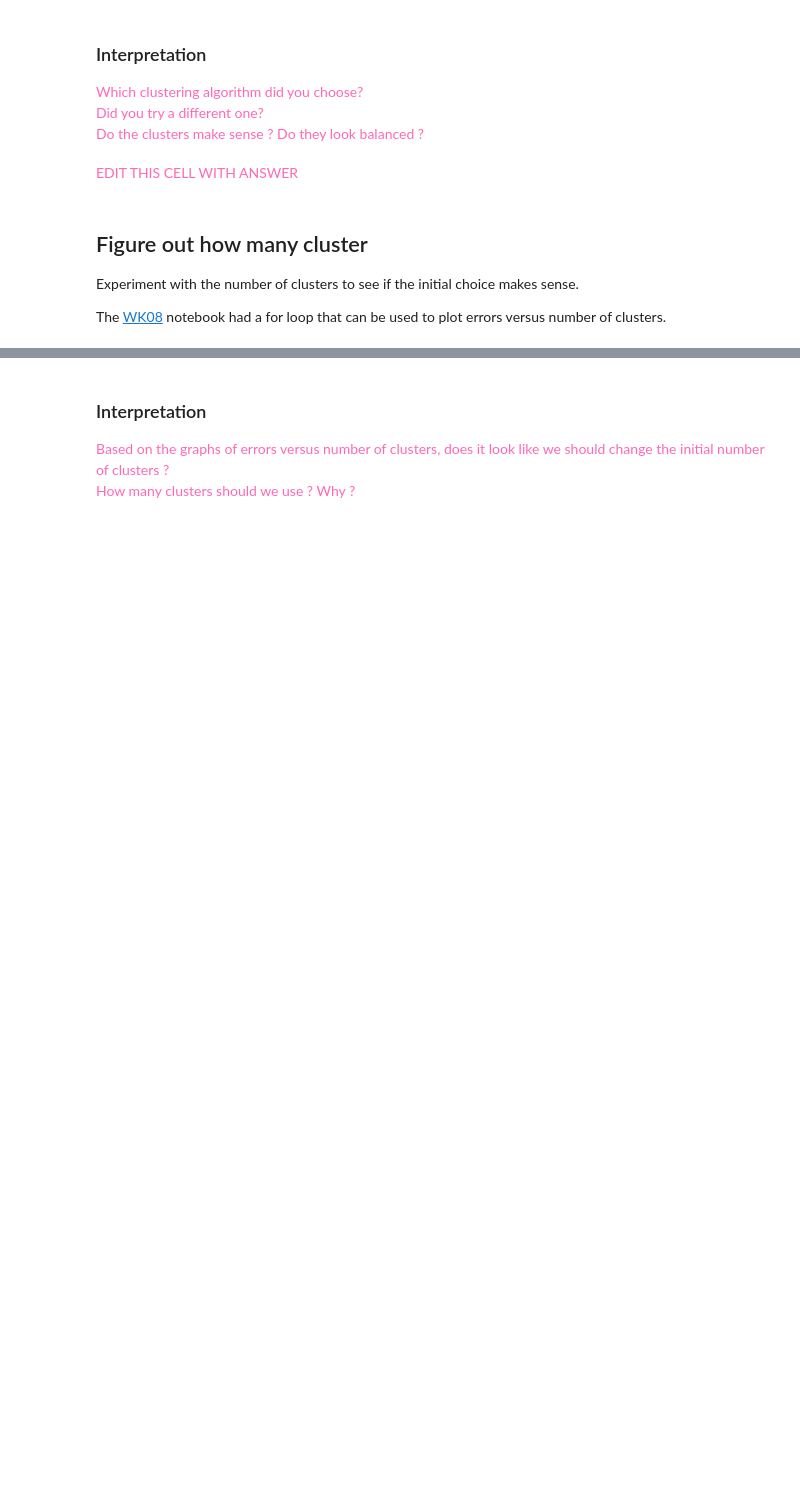
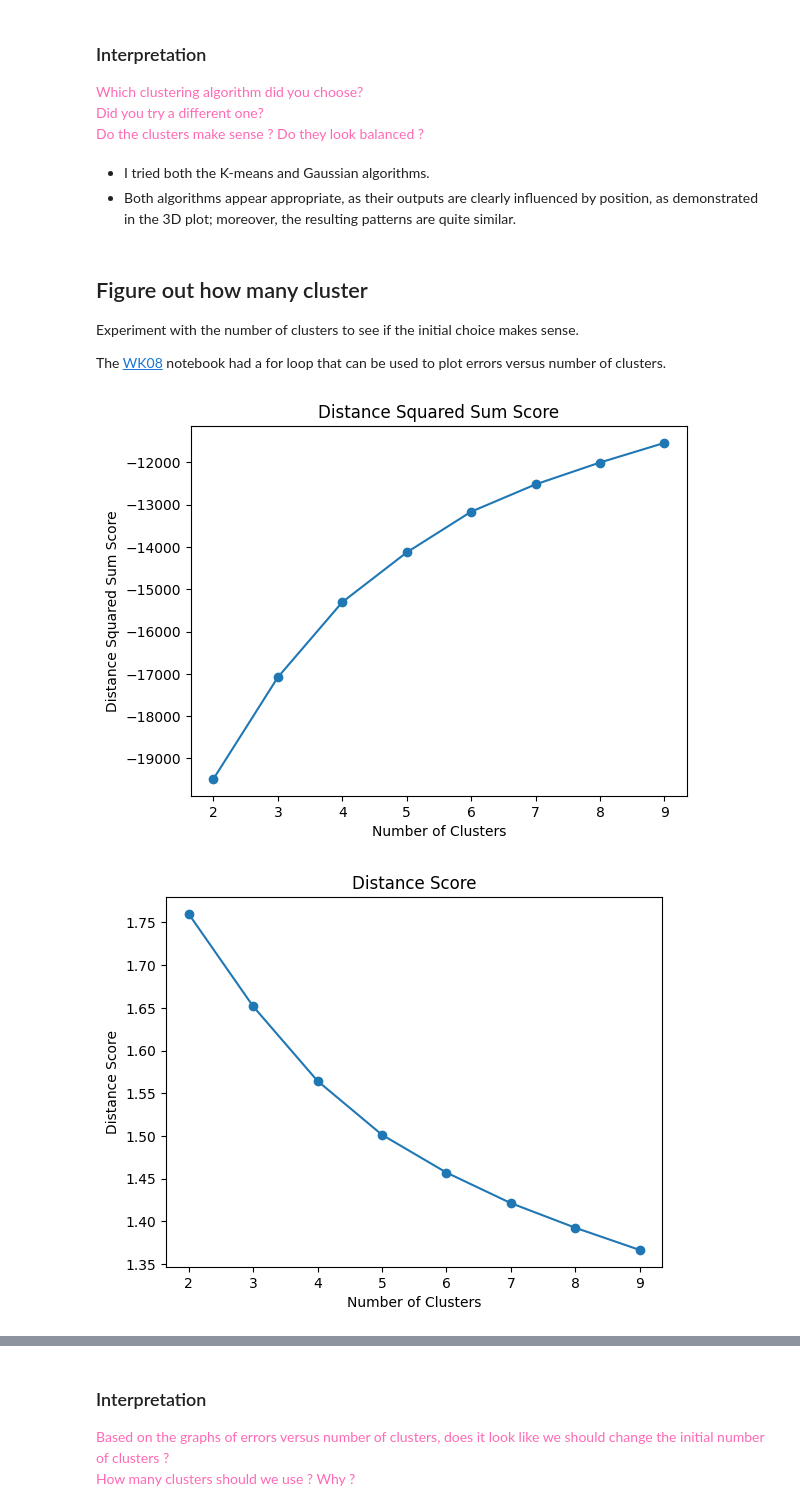
Before and after one commit to takuman-parsons-ml/Homework08, a Jupyter notebook: Homework08.ipynb, the cells around one changed output, grey strips where cells are left out. Cells and saved outputs as stored; diff of their text form; code cells hidden in the pictures; blank space fills up the shorter version.

```diff
--- a/Homework08.ipynb
+++ b/Homework08.ipynb
@@ -99,8 +203,9 @@ Which clustering algorithm did you choose?<br>
 Did you try a different one?<br>
 Do the clusters make sense ? Do they look balanced ?
 </span>
-# %% [markdown]
-<span style="color:hotpink;">EDIT THIS CELL WITH ANSWER</span>
+# %% [markdown]
+- I tried both the K-means and Gaussian algorithms.
+- Both algorithms appear appropriate, as their outputs are clearly influenced by position, as demonstrated in the 3D plot; moreover, the resulting patterns are quite similar.
 # %% [markdown]
 ## Figure out how many cluster
 
@@ -111,0 +215,50 @@ The [WK08](https://github.com/PSAM-5020-2025S-A/WK08) notebook had a for loop th
+# %%
+# try 2 - 10 clusters for K-Means Clustering
+num_clusters = list(range(2,10))
+
+# collect distance, silhouette and balance scores
+score_scores = []
+distance_scores = []
+silhouette_scores = []
+balance_scores = []
+
+# get distance, likelihood and balance for different clustering sizes
+for n in num_clusters:
+  mm = KMeansClustering(n_clusters=n)
+  mm.fit_predict(ansur_features)
+  score_scores.append(mm.score(ansur_features.values))
+  distance_scores.append(mm.distance_score())
+  silhouette_scores.append(mm.silhouette_score())
+  balance_scores.append(mm.balance_score())
+
+# plot scores as function of number of clusters
+plt.plot(num_clusters, score_scores, marker='o')
+plt.xlabel("Number of Clusters")
+plt.ylabel("Distance Squared Sum Score")
+plt.title("Distance Squared Sum Score")
+# plt.ylim([0, 3])
+plt.show()
+
+plt.plot(num_clusters, distance_scores, marker='o')
+plt.xlabel("Number of Clusters")
+plt.ylabel("Distance Score")
+plt.title("Distance Score")
+# plt.ylim([0, 3])
+plt.show()
+
+plt.plot(num_clusters, silhouette_scores, marker='o')
+plt.xlabel("Number of Clusters")
+plt.ylabel("Silhouette Score")
+plt.title("Silhouette Score")
+# plt.ylim([-1, 1])
+plt.show()
+
+plt.plot(num_clusters, balance_scores, marker='o')
+plt.xlabel("Number of Clusters")
+plt.ylabel("Balance Score")
+plt.title("Balance Score")
+plt.ylim([0, 1])
+plt.show()
+# %% [output]
+[figure, added]
+[figure, added]
```
Also changed, not shown: parts of 43 cells of this notebook.
